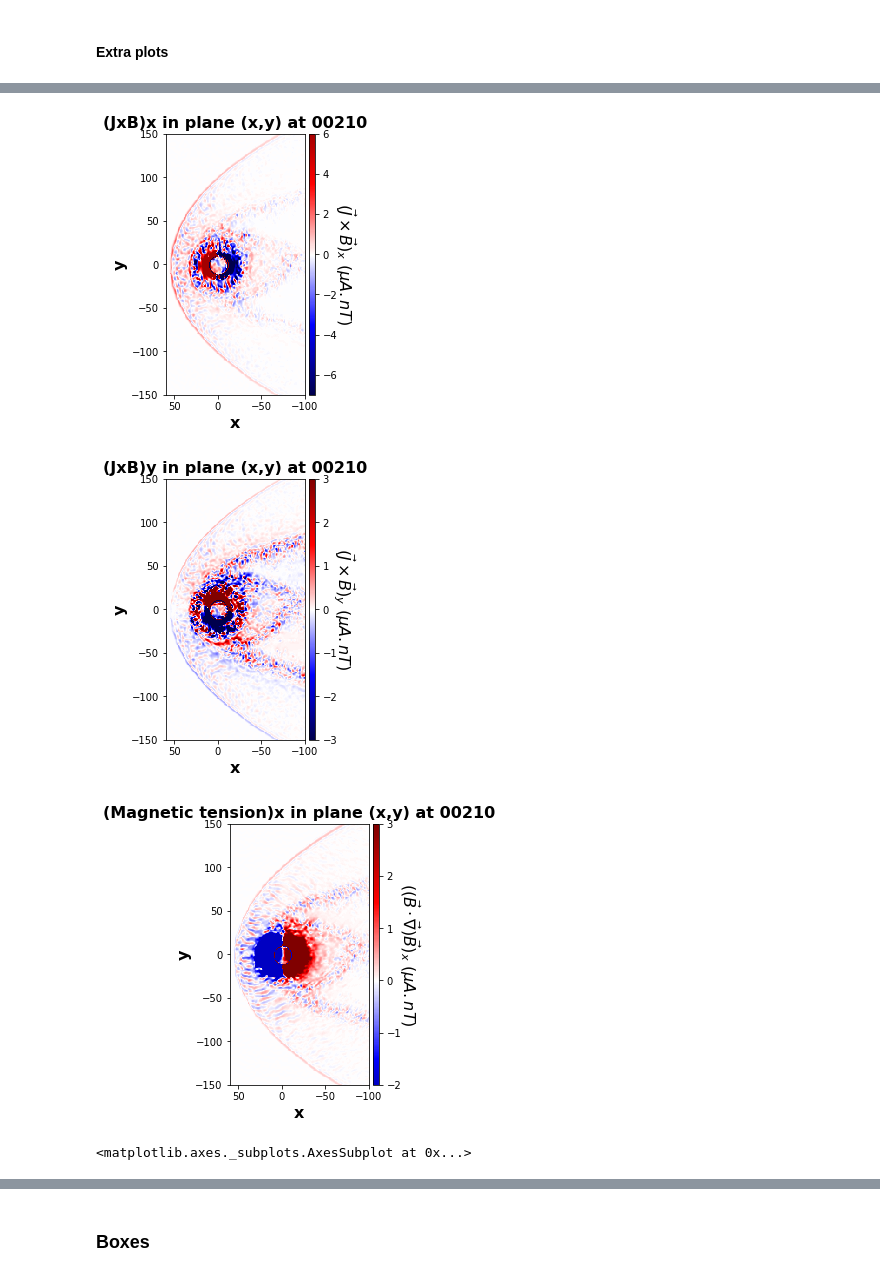
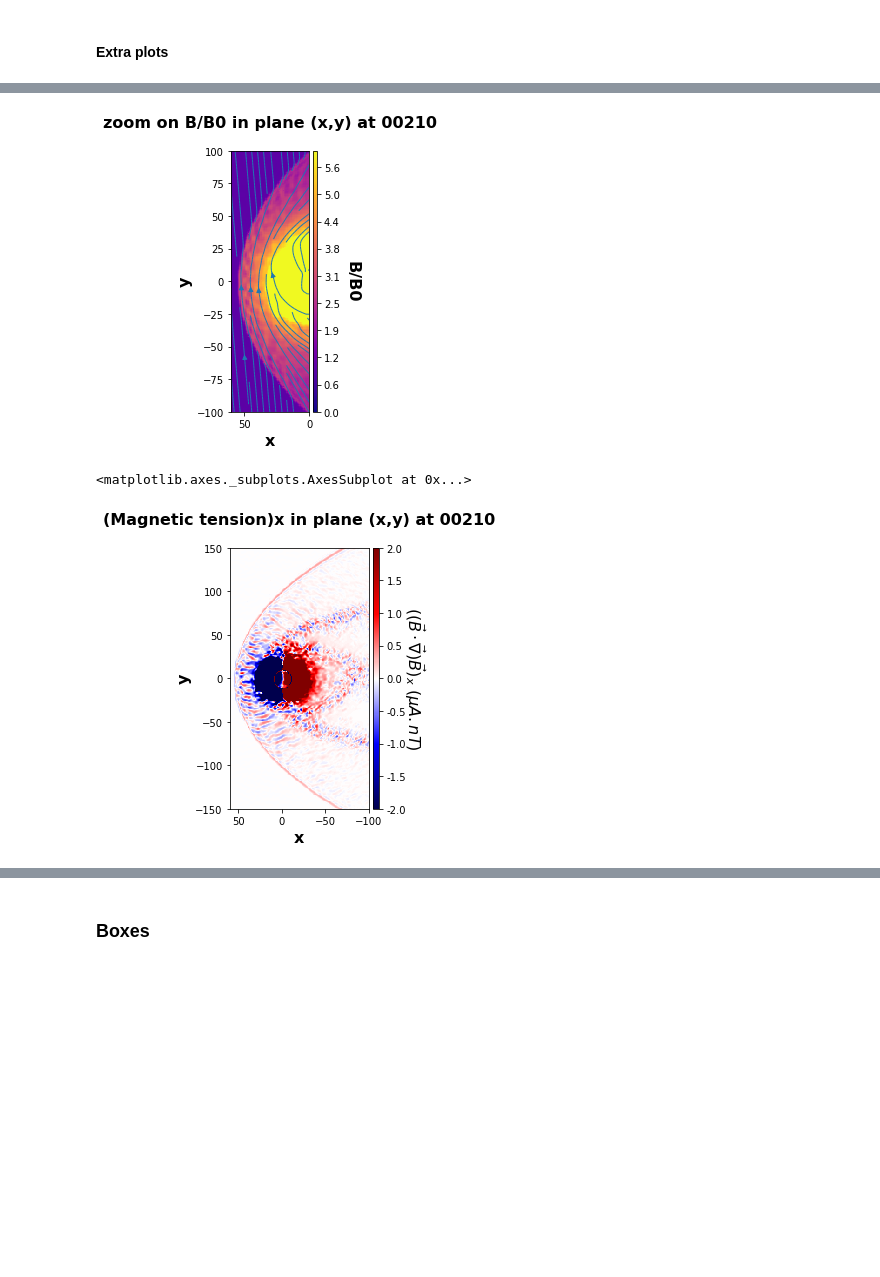
Before and after one commit to cmoissar/Jupyter-Notebooks, a Jupyter notebook: Story_Writer.ipynb, the cells around one changed output, grey strips where cells are left out. Drawn from its saved outputs; the diff is of its cells as text; code cells hidden in the pictures; blank space fills up the shorter version.

```diff
--- a/Story_Writer.ipynb
+++ b/Story_Writer.ipynb
@@ -63,7 +63,7 @@ rcParams["figure.figsize"] = [9.4, 4.8]
 # %%
 run_name = 'RUN_NAME'
 
-loop = False #LOOP #(LOOP is a boolean)
+loop = True #False #LOOP #(LOOP is a boolean)
 time = 210 #TIME
 time = '%05d' % time    # Change the time to string format, needed by functions
 
@@ -1116,3 +1122,15 @@ MD.plot_colormap(N[:,:,nz0], f'zoom N in plane (x,y) at {time}', r'N (cm$^{-3}$)
+# %%
+mag_B = np.sqrt( Bx[:,:,nz0]**2
+                +By[:,:,nz0]**2
+                +Bz[:,:,nz0]**2 )
+
+magplot = MD.plot_colormap(mag_B/10, title = f'zoom on B/B0 in plane (x,y) at {time}', label = 'B/B0', plane = 'xy',
+                 ratio_max_to_med = 1.4, with_dots = False, normales = None, loop = loop,
+                 save_dir = storing_directory, t_label = time_label,
+                 zoom = zoom, density = 11,
+                 streamplot = True, Bx = Bx[:,:,nz0], Bj = By[:,:,nz0])
+# %% [output]
+[figure, added]
 # %%
 zoom = (-100, 60, -150, 150, -150, 150)
 # %%
@@ -1121,40 +1139,38 @@ slice_y = slice(None)
 slice_z = slice(nz0-1, nz0+1)
 slices = (slice_x, slice_y, slice_z)
 
 J_plane_xy = MD.J(B, slices)
 B_plane_xy = (Bx[slices], By[slices], Bz[slices])
 
 JxB = MD.cross_product(J_plane_xy, B_plane_xy)
 JxB_x = JxB[0][:,:,1]
 JxB_y = JxB[1][:,:,1]
 JxB_z = JxB[2][:,:,1]
 
 MD.plot_colormap(JxB_x/1e3, title = f'(JxB)x in plane (x,y) at {time}',
                  label = r'$(\vec{J}\times\vec{B})_x \ (\mu A.nT)$', plane = 'xy',
                  ratio_max_to_med = 5e2, with_dots = False, normales = None, loop = loop,
                  save_dir = storing_directory, t_label = time_label,
-                 zoom = zoom, map_color='seismic')
+                 zoom = zoom, map_color='seismic', min_value=-2, max_value=2)
 
 
 MD.plot_colormap(JxB_y/1e3, title = f'(JxB)y in plane (x,y) at {time}',
                  label = r'$(\vec{J}\times\vec{B})_y \ (\mu A.nT)$', plane = 'xy',
                  ratio_max_to_med = 5e2, with_dots = False, normales = None, loop = loop,
                  save_dir = storing_directory, t_label = time_label,
-                 zoom = zoom, map_color='seismic')
+                 zoom = zoom, map_color='seismic', min_value=-2, max_value=2)
 
 Mag_tension = np.array(JxB) + np.gradient( MD.norm(B, slices)**2  / (2*MD.µ0 * cwp[0]*1e3) )
 Mag_tension = Mag_tension[:,:,:,1]
 
 MD.plot_colormap(Mag_tension[0]/1e3, title = f'(Magnetic tension)x in plane (x,y) at {time}',
                  label = r'$((\vec{B}\cdot\vec{\nabla})\vec{B})_x \ (\mu A.nT)$', plane = 'xy',
                  ratio_max_to_med = 5e2, with_dots = False, normales = None, loop = loop,
                  save_dir = storing_directory, t_label = time_label,
-                 zoom = zoom, map_color='seismic')
+                 zoom = zoom, map_color='seismic', min_value=-2, max_value=2)
 # %% [output]
+<matplotlib.axes._subplots.AxesSubplot at 0x...>
-[figure, old version]
+[figure, new version]
-[figure, removed]
-[figure, removed]
-<matplotlib.axes._subplots.AxesSubplot at 0x...>
 # %%
 slice_x = slice(None)
 slice_y = slice(ny0-1, ny0+1)
```
Also changed, not shown: parts of 31 cells of this notebook, 1 other file.
